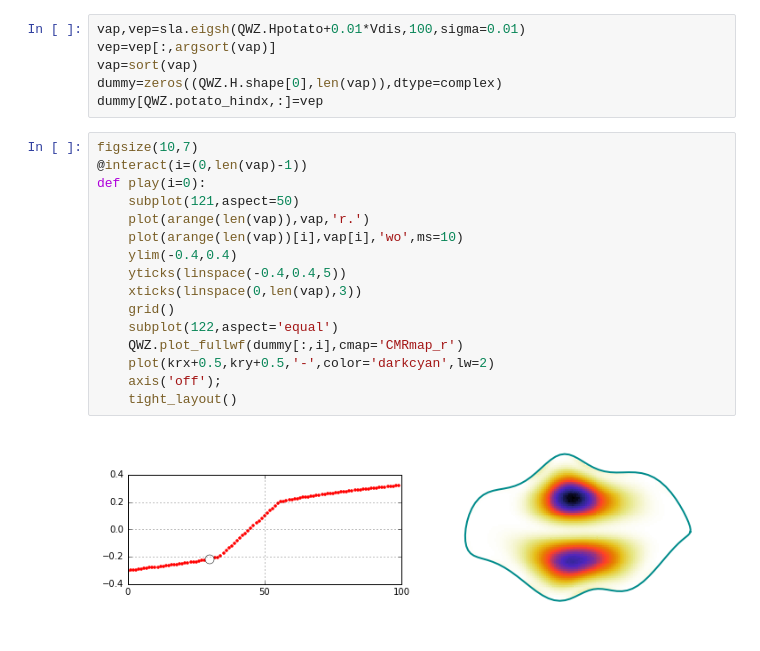
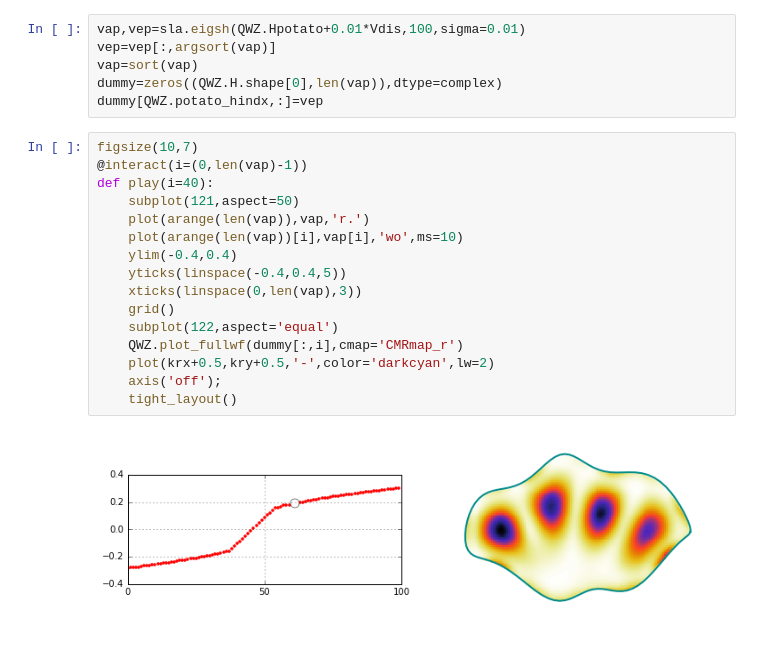
Before and after one commit to oroszl/topins, a Jupyter notebook: QWZ.ipynb, the cells around one changed output. Cells and saved outputs as stored; diff of their text form.

```diff
--- a/QWZ.ipynb
+++ b/QWZ.ipynb
@@ -167,18 +294,18 @@ dummy[QWZ.potato_hindx,:]=vep
 # %%
 figsize(10,7)
 @interact(i=(0,len(vap)-1))
-def play(i=0):
+def play(i=40):
     subplot(121,aspect=50)
     plot(arange(len(vap)),vap,'r.')
     plot(arange(len(vap))[i],vap[i],'wo',ms=10)
     ylim(-0.4,0.4)
     yticks(linspace(-0.4,0.4,5))
     xticks(linspace(0,len(vap),3))
     grid()
     subplot(122,aspect='equal')
     QWZ.plot_fullwf(dummy[:,i],cmap='CMRmap_r')
     plot(krx+0.5,kry+0.5,'-',color='darkcyan',lw=2)
     axis('off');
     tight_layout()
 # %% [output]
-[figure, old version]
+[figure, new version]
```
Also changed, not shown: parts of 18 cells of this notebook, 2 other files.
